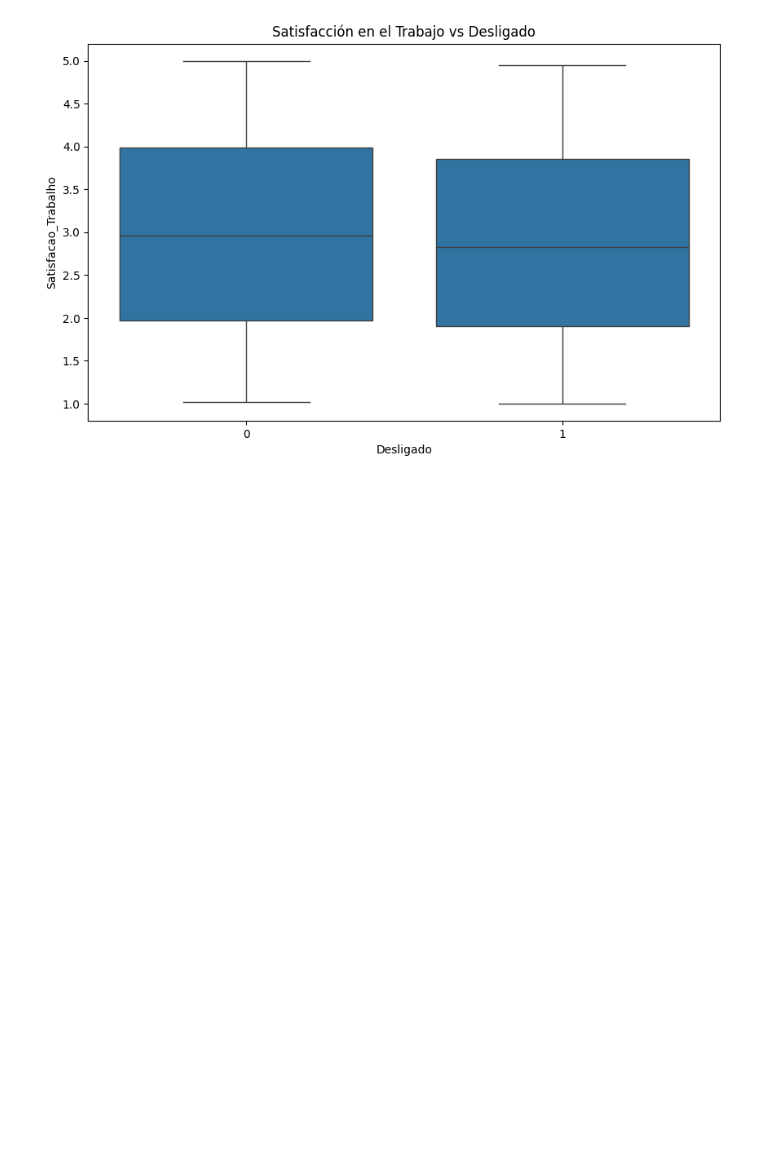
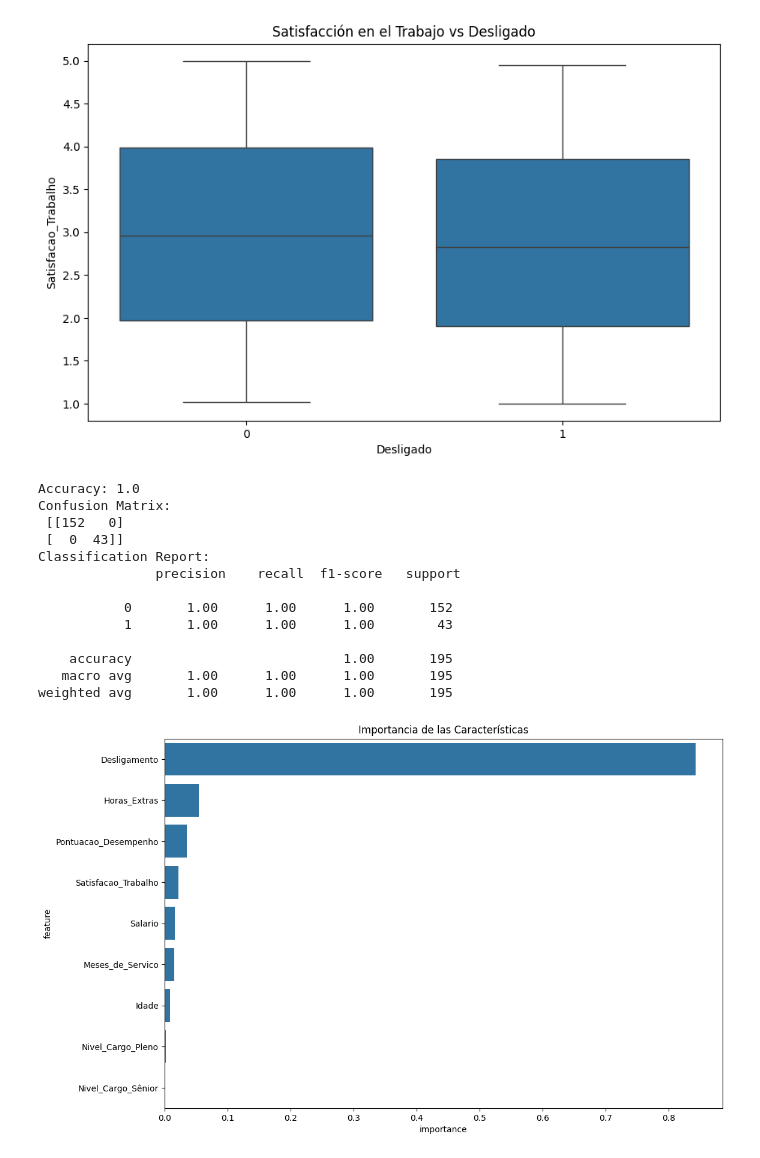
Before and after one commit to DajeanArcila/biblioteca_pandas, a Jupyter notebook: desafio_RotatividadeRRHH.ipynb, the cells around one changed output. Saved outputs shown, nothing was run; the diff lists cells and outputs as text; code cells hidden in the pictures; blank space fills up the shorter version.

```diff
--- a/desafio_RotatividadeRRHH.ipynb
+++ b/desafio_RotatividadeRRHH.ipynb
@@ -161,3 +161,41 @@ X_train, X_test, y_train, y_test = train_test_split(X, y, test_size=0.3, random_
 scaler = StandardScaler()
 X_train = scaler.fit_transform(X_train)
 X_test = scaler.transform(X_test)
+# %%
+# trenameto do modelo Random Forest
+model = RandomForestClassifier(n_estimators=100, random_state=42)
+model.fit(X_train, y_train)
+
+# prevdiçoes
+y_pred = model.predict(X_test)
+# %%
+# Evalua o modelo
+print('Accuracy:', accuracy_score(y_test, y_pred))
+print('Confusion Matrix:\n', confusion_matrix(y_test, y_pred))
+print('Classification Report:\n', classification_report(y_test, y_pred))
+
+# Importancia das características
+importances = model.feature_importances_
+feature_names = X.columns
+feature_importance_df = pd.DataFrame({'feature': feature_names, 'importance': importances}).sort_values(by='importance', ascending=False)
+
+# Visualizar a importancia das características
+plt.figure(figsize=(12, 8))
+sns.barplot(x='importance', y='feature', data=feature_importance_df)
+plt.title('Importancia de las Características')
+plt.show()
+# %% [output]
+Accuracy: 1.0
+Confusion Matrix:
+ [[152   0]
+ [  0  43]]
+Classification Report:
+               precision    recall  f1-score   support
+
+           0       1.00      1.00      1.00       152
+           1       1.00      1.00      1.00        43
+
+    accuracy                           1.00       195
+   macro avg       1.00      1.00      1.00       195
+weighted avg       1.00      1.00      1.00       195
+[figure, added]
```
Also changed, not shown: parts of 2 cells of this notebook.
